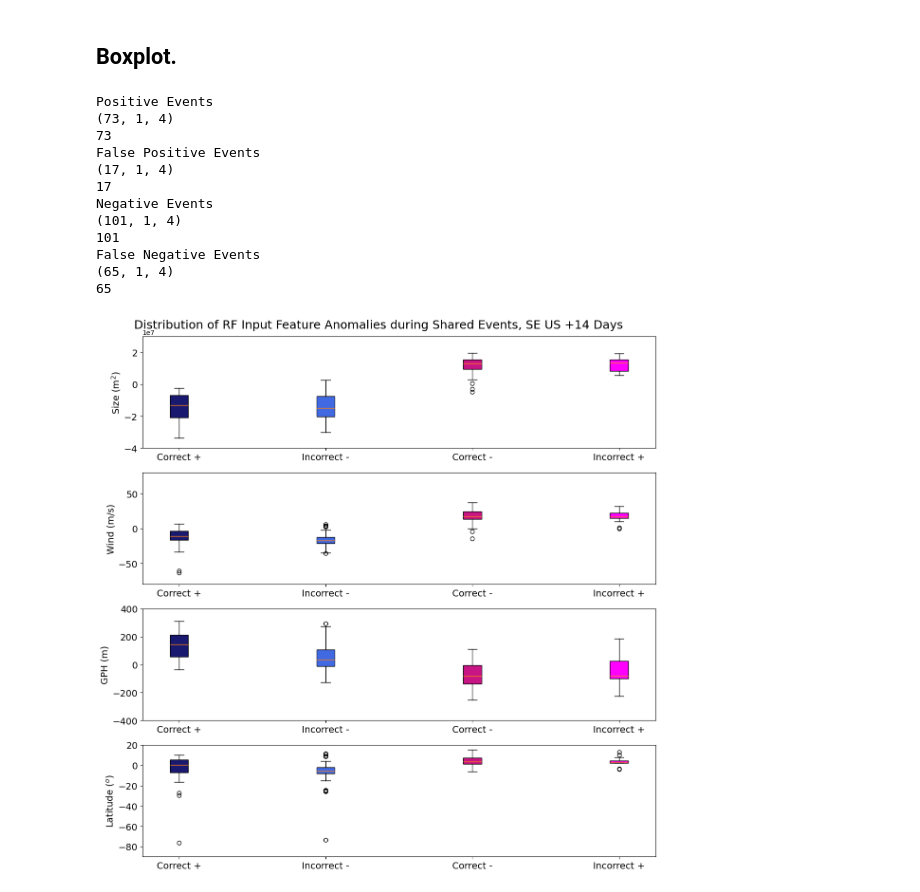
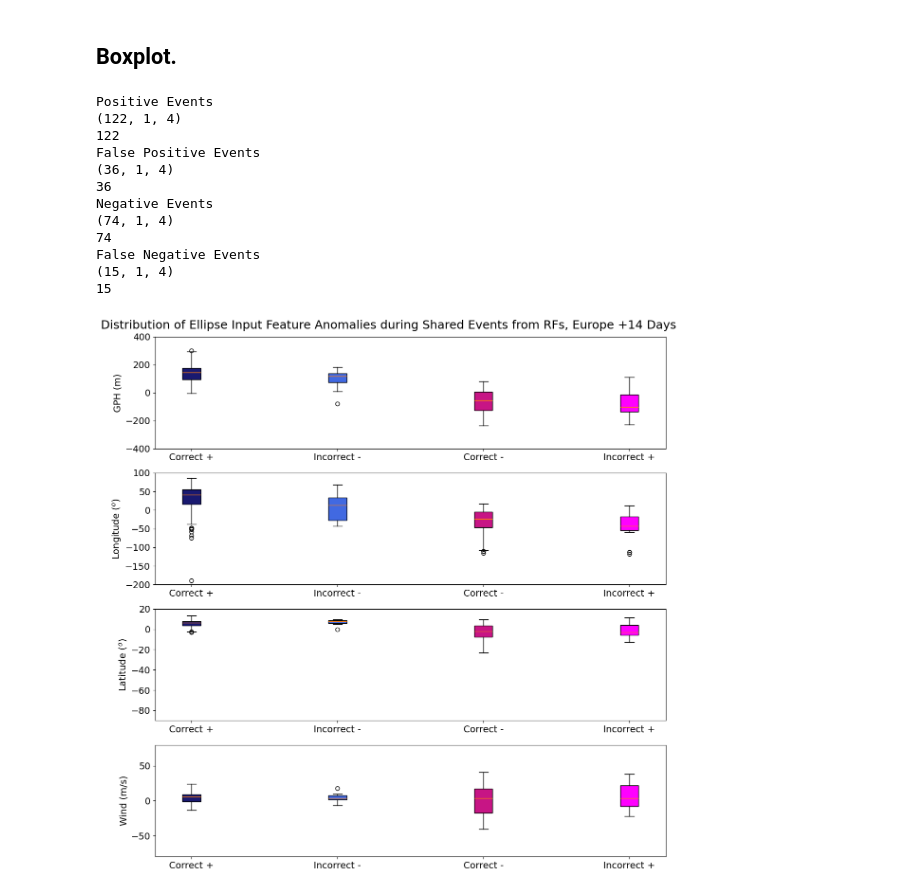
Before and after one commit to emf98/LessonsLearned, a Jupyter notebook: shared_keys/Comp_PredPlots.ipynb, the cells around one changed output. Cells and saved outputs as stored; diff of their text form; code cells hidden in the pictures.

```diff
--- a/shared_keys/Comp_PredPlots.ipynb
+++ b/shared_keys/Comp_PredPlots.ipynb
@@ -172,9 +172,3 @@ input2[:,:,3] = daily_anomaly(cenlat10[:,:])
 input2[:,:,2] = daily_anomaly(gph[:,:])
 input2[:,:,1] = daily_anomaly(wind10[:,:])
 input2[:,:,0] = daily_anomaly(size10[:,:])
-# %%
-##seus:
-input2[:,:,3] = daily_anomaly(cenlat10[:,:])
-input2[:,:,2] = daily_anomaly(gph[:,:])
-input2[:,:,1] = daily_anomaly(wind10[:,:])
-input2[:,:,0] = daily_anomaly(size10[:,:])
@@ -185,0 +175,6 @@ input2[:,:,0] = daily_anomaly(size10[:,:])
+# %%
+##europe:
+input2[:,:,2] = daily_anomaly(cenlat10[:62,:])
+input2[:,:,1] = daily_anomaly(cenlon10[:62,:])
+input2[:,:,3] = daily_anomaly(wind10[:62,:])
+input2[:,:,0] = daily_anomaly(gph[:62,:])
@@ -195,19 +195,19 @@ Now that the assembly is done ... We can plot. lol.
 ### Open Index files.
 # %%
 ##open indice files
-infile = open("sharedPOS_seus14.p", 'rb')
+infile = open("sharedPOS_eur14_eof.p", 'rb')
 posXtest = pickle.load(infile)
 infile.close()
 
-infile = open("sharedFPOS_seus14.p", 'rb')
+infile = open("sharedFPOS_eur14_eof.p", 'rb')
 FposXtest = pickle.load(infile)
 infile.close()
 
-infile = open("sharedNEG_seus14.p", 'rb')
+infile = open("sharedNEG_eur14_eof.p", 'rb')
 negXtest = pickle.load(infile)
 infile.close()
 
-infile = open("sharedFNEG_seus14.p", 'rb')
+infile = open("sharedFNEG_eur14_eof.p", 'rb')
 FnegXtest = pickle.load(infile)
 infile.close()
 # %%
@@ -541,25 +541,25 @@ print(Fneg.shape)
 print(len(Fneg_corr_total_events))
 # %% [output]
 Positive Events
-(73, 1, 4)
-73
+(122, 1, 4)
+122
 False Positive Events
-(17, 1, 4)
-17
+(36, 1, 4)
+36
 Negative Events
-(101, 1, 4)
-101
+(74, 1, 4)
+74
 False Negative Events
-(65, 1, 4)
-65
+(15, 1, 4)
+15
 # %%
 import matplotlib.ticker as mticker
 myLocator = mticker.MultipleLocator(2)
 
 ##SEUS
-metrics = ["Size (m$^2$)", "Wind (m/s)", "GPH (m)", "Latitude ($^o$)"]
-y1 = [-40000000,-80,-400,-90]
-y2 = [30000000,80,400,20]
+#metrics = ["Size (m$^2$)", "Wind (m/s)", "GPH (m)", "Latitude ($^o$)"]
+#y1 = [-40000000,-80,-400,-90]
+#y2 = [30000000,80,400,20]
 
 ##CAN
 #metrics = ["GPH (m)","Wind (m/s)","PV (m$^2$K/s kg)", "Latitude ($^o$)"]
@@ -567,37 +567,37 @@ y2 = [30000000,80,400,20]
 #y2 = [400,80,2,20]
 
 ##EUR
-#metrics = ["GPH (m)", "Longitude ($^o$)", "Latitude ($^o$)","Wind (m/s)"]
-#y1 = [-400,-200,-90,-80]
-#y2 = [400,100,20,80]
+metrics = ["GPH (m)", "Longitude ($^o$)", "Latitude ($^o$)","Wind (m/s)"]
+y1 = [-400,-200,-90,-80]
+y2 = [400,100,20,80]
 
 ticks = ['Correct +', 'Incorrect -', 'Correct -', 'Incorrect +'] #set tick numbers for dataset
 ind = [2, 4, 6, 8]  # the x locations for the groups
 w = 0.25 #box-plot width
 c = ["midnightblue","royalblue","mediumvioletred","magenta"]
 fs = 14
 
 fig, axes = plt.subplots(4, 1, figsize=(12, 12))
-plt.suptitle("Distribution of RF Input Feature Anomalies during Shared Events, SE US +14 Days", fontsize = 18, x=0.50)
+plt.suptitle("Distribution of Ellipse Input Feature Anomalies during Shared Events from RFs, Europe +14 Days", fontsize = 18, x=0.50)
 axes = axes.flatten()
 for i in range(0,4):
     C_pos = pos[:,0,i]
     F_neg = Fneg[:,0,i]
     C_neg = neg[:,0,i]
     F_pos = Fpos[:,0,i]
 
     a1 =axes[i].boxplot([C_pos,F_neg,C_neg,F_pos], positions= [2,4,6,8], widths=w, patch_artist=True)
     for bplot in (a1,):
         for patch, color in zip(bplot['boxes'], c):
             patch.set_facecolor(color)
     axes[i].set_xticks(ind, ticks, fontsize = 14)
     axes[i].set_ylim((y1[i],y2[i]))
     axes[i].set_ylabel(str(metrics[i]), fontsize = 14)
     axes[i].tick_params(axis='both', labelsize=14)
 
 plt.tight_layout()
 plt.subplots_adjust(top=0.95)
-plt.savefig("Seus_SharedBOXPLOT.png",bbox_inches = 'tight')
+plt.savefig("Eur14_SharedBOXPLOT_EOF.png")
 plt.show()
 # %% [output]
-[figure, old version]
+[figure, new version]
```
Also changed, not shown: parts of 4 cells of this notebook, 6 other files.
